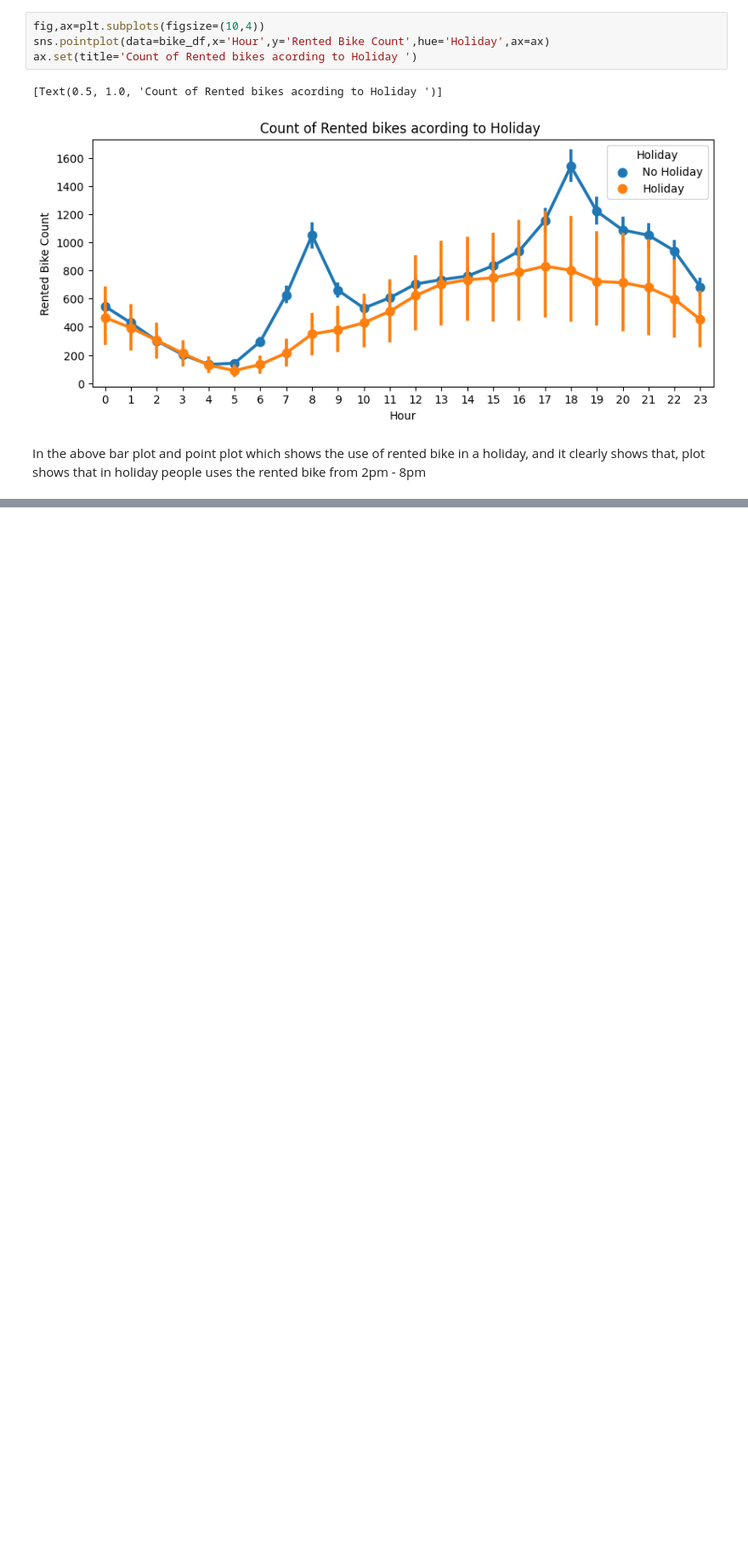
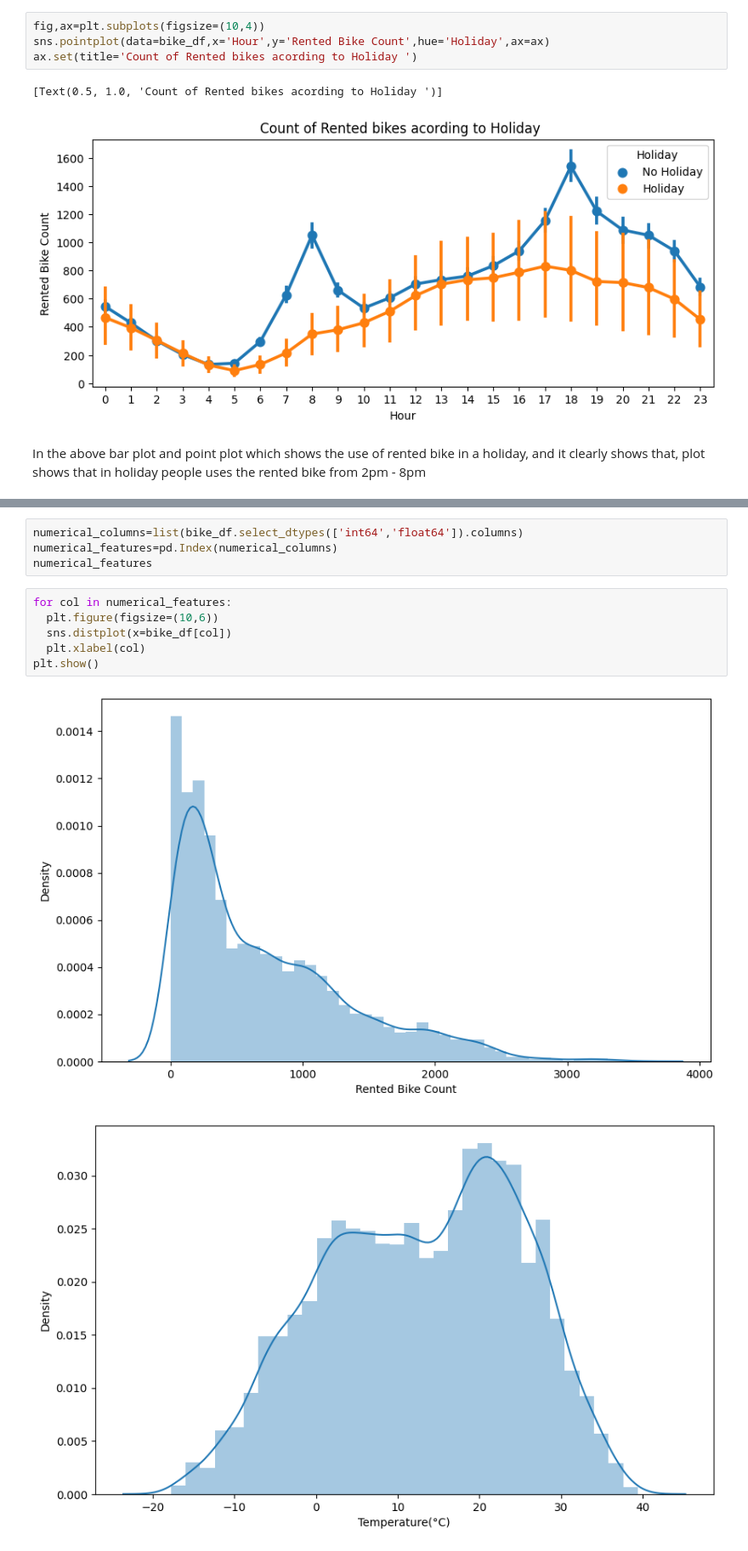
Before and after one commit to mrjupitercairo/BikeSharing, a Jupyter notebook: Capstone_Project.ipynb, the cells around one changed output, grey strips where cells are left out. Shown: that part at 85% size. Drawn from its saved outputs; the diff is of its cells as text; blank space fills up the shorter version.

```diff
--- a/Capstone_Project.ipynb
+++ b/Capstone_Project.ipynb
@@ -342,0 +345,13 @@ plot shows that in holiday people uses the rented bike from 2pm - 8pm
+# %%
+numerical_columns=list(bike_df.select_dtypes(['int64','float64']).columns)
+numerical_features=pd.Index(numerical_columns)
+numerical_features
+# %%
+for col in numerical_features:
+  plt.figure(figsize=(10,6))
+  sns.distplot(x=bike_df[col])
+  plt.xlabel(col)
+plt.show()
+# %% [output]
+[figure, added]
+[figure, added]
```
Also changed, not shown: parts of 3 cells of this notebook.
